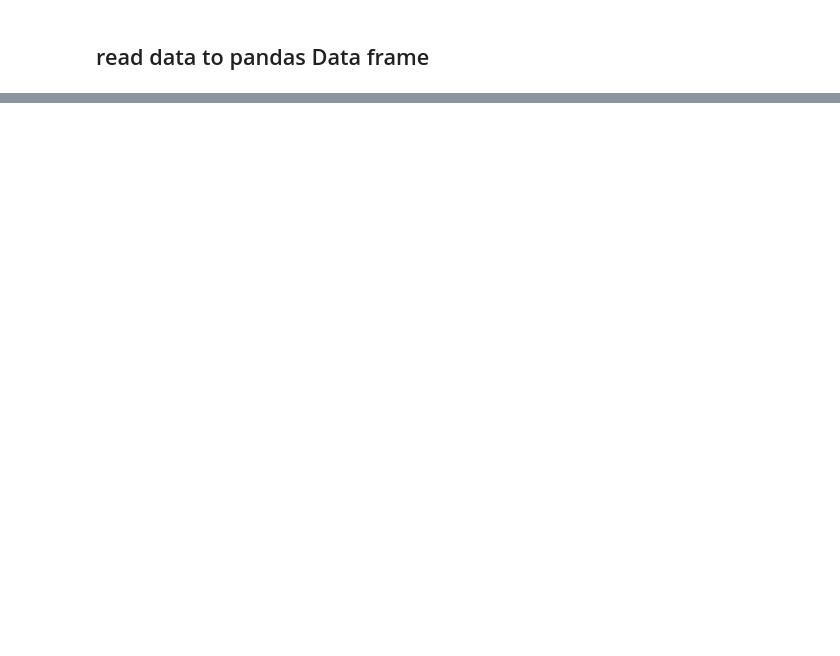
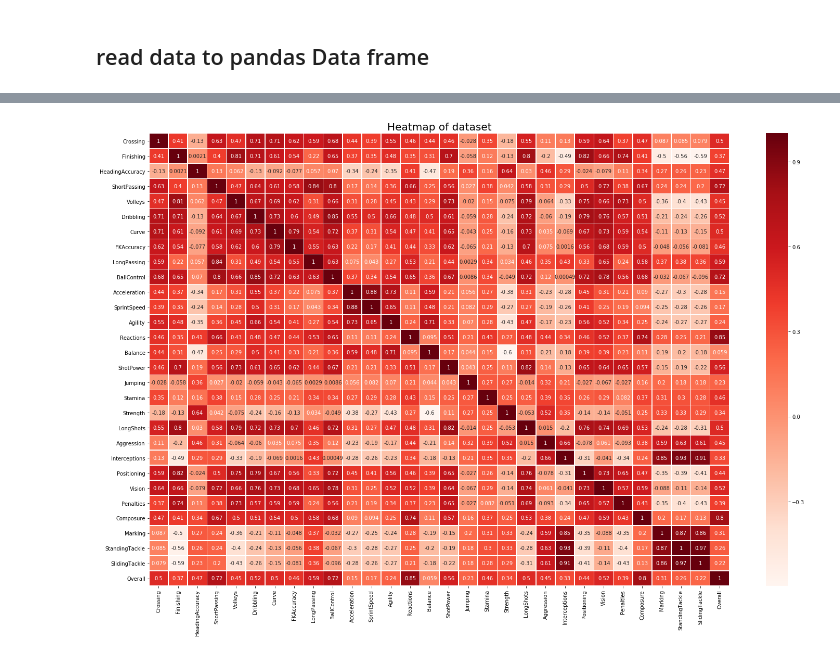
Before and after one commit to tonyz0x0/football-manager, a Jupyter notebook: read_csv.ipynb, the cells around one changed output, grey strips where cells are left out. Drawn from its saved outputs; the diff is of its cells as text; code cells hidden in the pictures; blank space fills up the shorter version.

Commit message:
feat: add heatmap func

```diff
--- a/read_csv.ipynb
+++ b/read_csv.ipynb
@@ -92,0 +114,24 @@ if __name__ == "__main__":
+# %%
+
+# util_df.describe()
+player_characteristics = ['Crossing','Finishing', 'HeadingAccuracy',
+                          'ShortPassing', 'Volleys', 'Dribbling', 'Curve',
+                          'FKAccuracy', 'LongPassing', 'BallControl',
+                          'Acceleration', 'SprintSpeed', 'Agility', 'Reactions',
+                          'Balance', 'ShotPower', 'Jumping', 'Stamina',
+                          'Strength', 'LongShots', 'Aggression',
+                          'Interceptions', 'Positioning', 'Vision',
+                          'Penalties', 'Composure', 'Marking', 'StandingTackle',
+                          'SlidingTackle']
+
+plt.figure(figsize= (25, 16))
+
+
+hm=sns.heatmap(util_df.loc[:, player_characteristics + ['Overall']].corr(), annot = True, linewidths=.5, cmap='Reds')
+hm.set_title(label='Heatmap of dataset', fontsize=20)
+hm;
+
+# corr_matrix = util_df.corr()
+# corr_matrix.loc[player_characteristics, 'LB'].sort_values(ascending=False).head()
+# %% [output]
+[figure, added]
```
Also changed, not shown: parts of 5 cells of this notebook.
